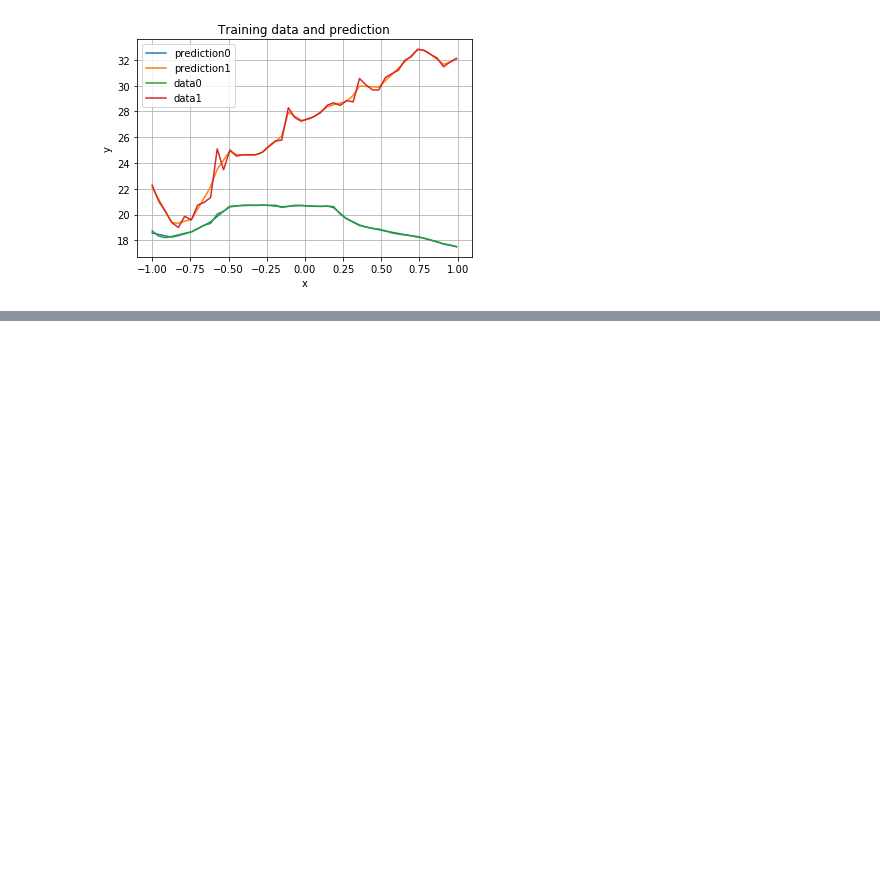
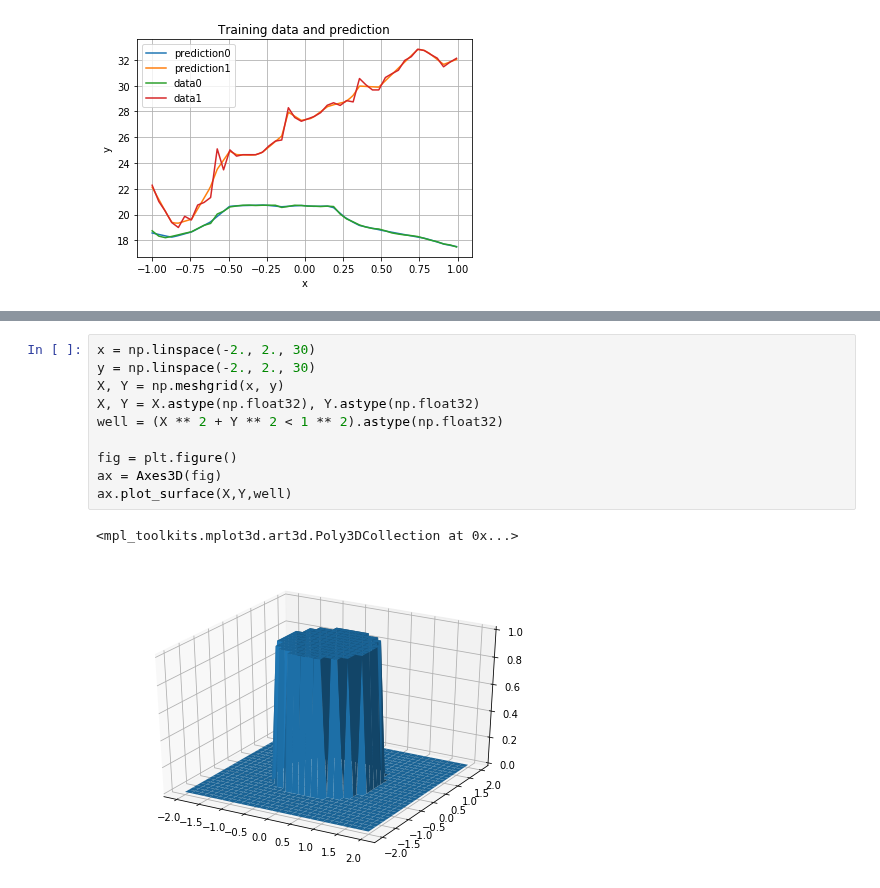
Before and after one commit to msakuta/notebooks, a Jupyter notebook: ChainerRegression.ipynb, the cells around one changed output, grey strips where cells are left out. Cells and saved outputs as stored; diff of their text form; blank space fills up the shorter version.

```diff
--- a/ChainerRegression.ipynb
+++ b/ChainerRegression.ipynb
@@ -122,0 +137,13 @@ data points:  48
+# %%
+x = np.linspace(-2., 2., 30)
+y = np.linspace(-2., 2., 30)
+X, Y = np.meshgrid(x, y)
+X, Y = X.astype(np.float32), Y.astype(np.float32)
+well = (X ** 2 + Y ** 2 < 1 ** 2).astype(np.float32)
+
+fig = plt.figure()
+ax = Axes3D(fig)
+ax.plot_surface(X,Y,well)
+# %% [output]
+<mpl_toolkits.mplot3d.art3d.Poly3DCollection at 0x...>
+[figure, added]
```
Also changed, not shown: parts of 5 cells of this notebook.
